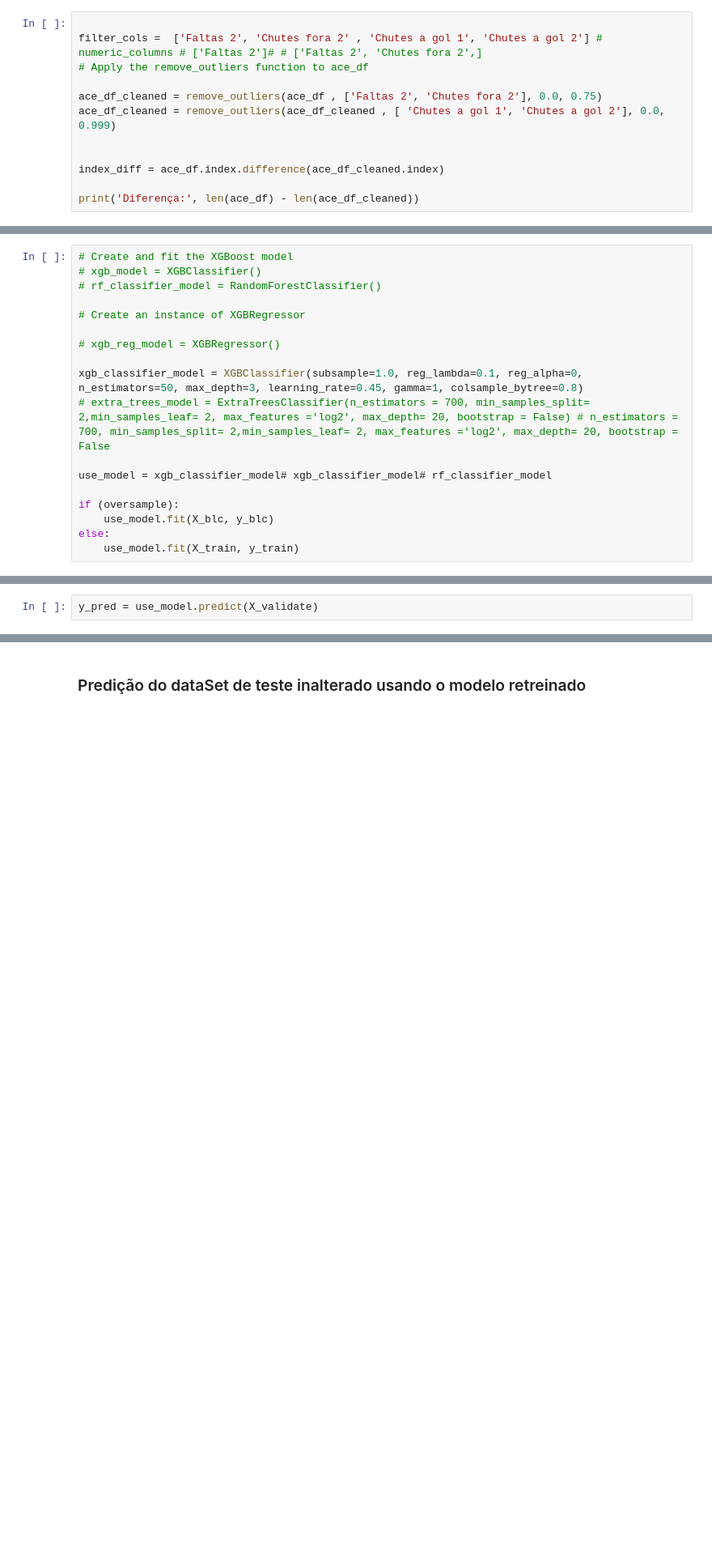
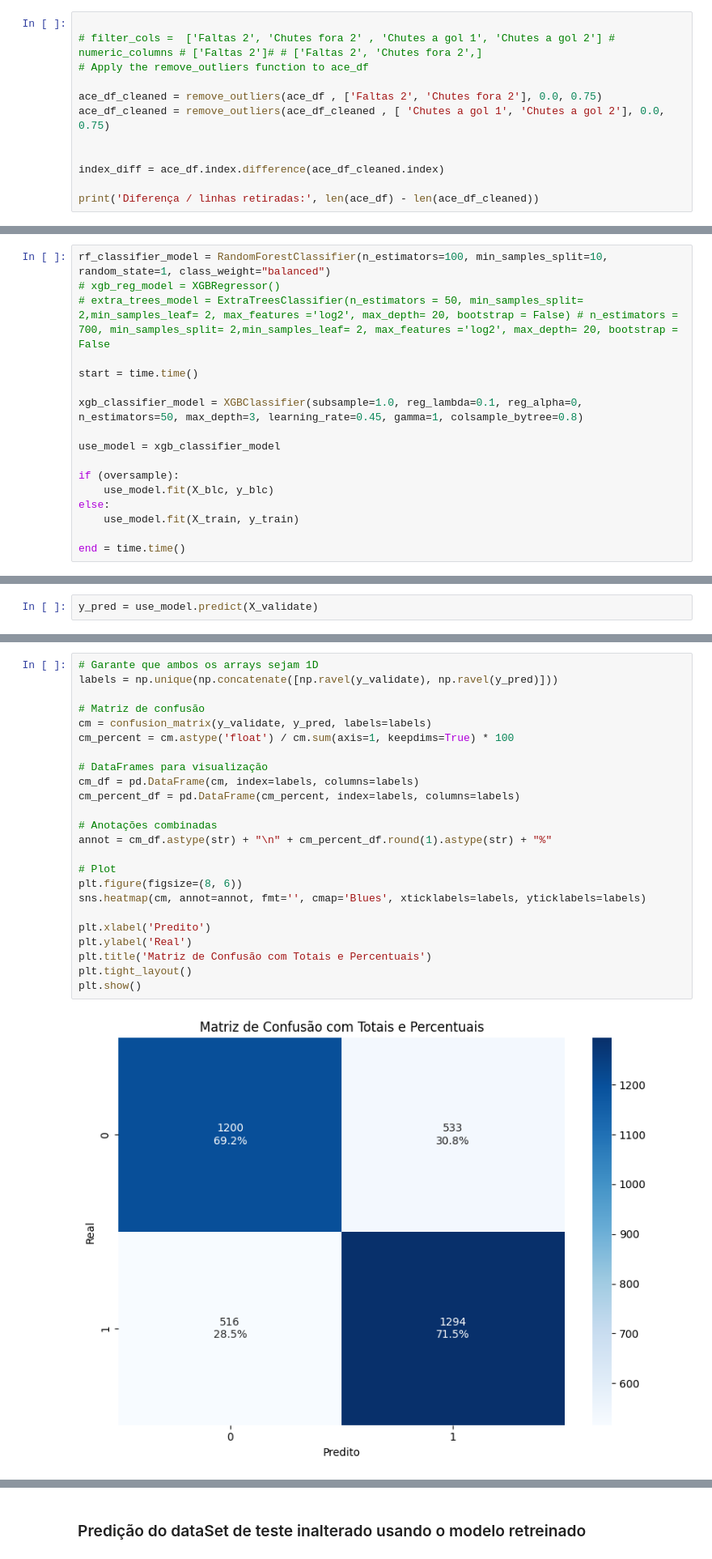
Before and after one commit to UFRJ-Analytica/PS-2025.1, a Jupyter notebook: Solucao_equipe_Tango/draft.ipynb, the cells around one changed output, grey strips where cells are left out. Shown at 81% size. Saved outputs shown, nothing was run; the diff lists cells and outputs as text; blank space fills up the shorter version.

```diff
--- a/Solucao_equipe_Tango/draft.ipynb
+++ b/Solucao_equipe_Tango/draft.ipynb
@@ -189,16 +179,16 @@ Index(['Chutes a gol 1', 'Chutes a gol 2', 'Impedimentos 1', 'Impedimentos 2',
       dtype='object')
 # %%
 
-filter_cols =  ['Faltas 2', 'Chutes fora 2' , 'Chutes a gol 1', 'Chutes a gol 2'] # numeric_columns # ['Faltas 2']# # ['Faltas 2', 'Chutes fora 2',]
+# filter_cols =  ['Faltas 2', 'Chutes fora 2' , 'Chutes a gol 1', 'Chutes a gol 2'] # numeric_columns # ['Faltas 2']# # ['Faltas 2', 'Chutes fora 2',]
 # Apply the remove_outliers function to ace_df
 
 ace_df_cleaned = remove_outliers(ace_df , ['Faltas 2', 'Chutes fora 2'], 0.0, 0.75)
-ace_df_cleaned = remove_outliers(ace_df_cleaned , [ 'Chutes a gol 1', 'Chutes a gol 2'], 0.0, 0.999)
+ace_df_cleaned = remove_outliers(ace_df_cleaned , [ 'Chutes a gol 1', 'Chutes a gol 2'], 0.0, 0.75)
 
 
 index_diff = ace_df.index.difference(ace_df_cleaned.index)
 
-print('Diferença:', len(ace_df) - len(ace_df_cleaned))
+print('Diferença / linhas retiradas:', len(ace_df) - len(ace_df_cleaned))
 # %% [output]
 Faltas 2 - Lower Bound: -24.0, Upper Bound: 40.0
 Chutes fora 2 - Lower Bound: -10.5, Upper Bound: 17.5
@@ -699,18 +645,17 @@ if (oversample):
 # %%
-# Create and fit the XGBoost model
-# xgb_model = XGBClassifier()
-# rf_classifier_model = RandomForestClassifier()
+rf_classifier_model = RandomForestClassifier(n_estimators=100, min_samples_split=10, random_state=1, class_weight="balanced")
+# xgb_reg_model = XGBRegressor()
+# extra_trees_model = ExtraTreesClassifier(n_estimators = 50, min_samples_split= 2,min_samples_leaf= 2, max_features ='log2', max_depth= 20, bootstrap = False) # n_estimators = 700, min_samples_split= 2,min_samples_leaf= 2, max_features ='log2', max_depth= 20, bootstrap = False
 
-# Create an instance of XGBRegressor
-
-# xgb_reg_model = XGBRegressor()
+start = time.time()
 
 xgb_classifier_model = XGBClassifier(subsample=1.0, reg_lambda=0.1, reg_alpha=0, n_estimators=50, max_depth=3, learning_rate=0.45, gamma=1, colsample_bytree=0.8)
-# extra_trees_model = ExtraTreesClassifier(n_estimators = 700, min_samples_split= 2,min_samples_leaf= 2, max_features ='log2', max_depth= 20, bootstrap = False) # n_estimators = 700, min_samples_split= 2,min_samples_leaf= 2, max_features ='log2', max_depth= 20, bootstrap = False
 
-use_model = xgb_classifier_model# xgb_classifier_model# rf_classifier_model
+use_model = xgb_classifier_model
 
 if (oversample):
     use_model.fit(X_blc, y_blc)
 else:
     use_model.fit(X_train, y_train)
+
+end = time.time()
@@ -748,3 +716,29 @@ array([[1240,  572],
+# %%
+# Garante que ambos os arrays sejam 1D
+labels = np.unique(np.concatenate([np.ravel(y_validate), np.ravel(y_pred)]))
+
+# Matriz de confusão
+cm = confusion_matrix(y_validate, y_pred, labels=labels)
+cm_percent = cm.astype('float') / cm.sum(axis=1, keepdims=True) * 100
+
+# DataFrames para visualização
+cm_df = pd.DataFrame(cm, index=labels, columns=labels)
+cm_percent_df = pd.DataFrame(cm_percent, index=labels, columns=labels)
+
+# Anotações combinadas
+annot = cm_df.astype(str) + "\n" + cm_percent_df.round(1).astype(str) + "%"
+
+# Plot
+plt.figure(figsize=(8, 6))
+sns.heatmap(cm, annot=annot, fmt='', cmap='Blues', xticklabels=labels, yticklabels=labels)
+
+plt.xlabel('Predito')
+plt.ylabel('Real')
+plt.title('Matriz de Confusão com Totais e Percentuais')
+plt.tight_layout()
+plt.show()
+# %% [output]
+[figure, added]
 # %%
 score = accuracy_score(y_validate, y_pred)
 score
```
Also changed, not shown: parts of 70 cells of this notebook.
